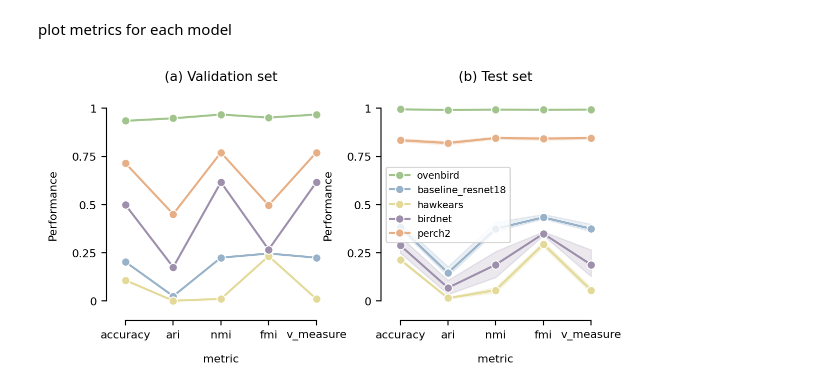
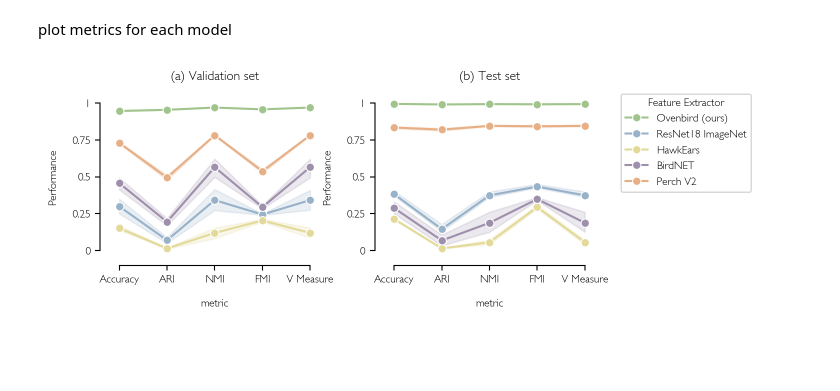
Before and after one commit to sammlapp/ovenbird-individual-recognition, a Jupyter notebook: scripts/3_evaluate_individual_id/6_eval_vs_baselines.ipynb, the cells around one changed output. Drawn from its saved outputs; the diff is of its cells as text; code cells hidden in the pictures; blank space fills up the shorter version.

```diff
--- a/scripts/3_evaluate_individual_id/6_eval_vs_baselines.ipynb
+++ b/scripts/3_evaluate_individual_id/6_eval_vs_baselines.ipynb
@@ -314,13 +228,13 @@ Will repeat this 30 times for each feature set since TSNE is stochastic
 
 For accuracy, we use the optimal matching between predicted and labeled clusters via Hungarian Algorithm matching. Samples from redundant or missing clusters are treated as incorrect.
 # %%
-use_precomputed = False
+use_precomputed = True
 if use_precomputed and Path("../../results/validation_set_performance.csv").exists():
     print("Loading precomputed validation set performance results.")
     val_performance_df = pd.read_csv("../../results/validation_set_performance.csv")
-    val_summary = pd.read_csv("../../results/validation_set_performance_summary.csv")
+    val_summary = pd.read_csv("../../results/validation_set_performance_summary.csv",index_col=0)
 else:
-    nreps = 1
+    nreps = 30
     performance_records = []
     for i, (model, embeddings) in enumerate(validation_set_embeddings.items()):
         print(f"Clustering {model} embeddings")
@@ -338,14 +252,17 @@ else:
             performance["model"] = model
             performance_records.append(performance)
     val_performance_df = pd.DataFrame(performance_records)
-    # val_performance_df.to_csv(
-    #     "../../results/validation_set_performance.csv", index=False
-    # )
+    val_performance_df.to_csv(
+        "../../results/validation_set_performance.csv", index=False
+    )
 
-    val_summary = mean_range_table(performance_df, "model", metrics_list).sort_values(
+    val_summary = mean_range_table(val_performance_df, "model", metrics_list).sort_values(
         by="accuracy", ascending=False
     )
-    # val_summary.to_csv(
-    #     "../../results/validation_set_performance_summary.csv", index=False
-    # )
+    # rename models and metrics for display in summary table
+    val_summary.index = val_summary.index.map(model_names)
+    val_summary.columns = [metrics_renamed[m] for m in val_summary.columns]
+    val_summary.to_csv(
+        "../../results/validation_set_performance_summary.csv", index=True
+    )
 # %% [output]
@@ -357,39 +270,49 @@ Clustering perch2 embeddings
 # %% [markdown]
 plot metrics for each model
 # %%
-figsize(6.5, 3)
+figsize(6.5, 2.3)
 
 fig, axs = plt.subplots(1, 2)
 # increase text size to 7 pt
 plt.rcParams.update({"font.size": 8})
 
 # plot validation then test set performance side by side
 for idx, df in enumerate([val_performance_df, performance_df]):
     ax = axs[idx]
     performance_long = (
         df.set_index("model")[metrics_list].stack().to_frame().reset_index()
     )
     performance_long.columns = ["model", "metric", "value"]
+    performance_long["metric"] = performance_long["metric"].map(metrics_renamed)  # rename metrics for plotting
+    performance_long["model"] = performance_long["model"].map(model_names)  # rename models for plotting
+
     sns.lineplot(
         performance_long,
         x="metric",
         y="value",
         hue="model",
         marker="o",
         ax=ax,
         errorbar=("ci", 95),
     )
     ax.legend_.remove()  # remove legend from each subplot
     tuftelike.adjust(metrics_list, [0, 1], ax=ax)
 
     ax.set_title("(a) Validation set" if idx == 0 else "(b) Test set")
     ax.set_ylabel("Performance")
-# put legend outside
-plt.legend(bbox_to_anchor=(1.05, 1), loc="upper left")
-# legend with font size 7
-plt.legend(fontsize=7, title_fontsize=7)
+
+    # move the legend slightly up and right
+    if idx == 1:  # only add legend to the second subplot
 
 
-plt.savefig("../../figures/feature_extractor_evaluation.pdf")
+        ax.legend(loc="upper left", bbox_to_anchor=(1.05, 1),
+                    title="Feature Extractor")
+# legend with font size 7
+# plt.legend(fontsize=7, title_fontsize=7)
+# plt.title('My Title', fontfamily='Gill Sans', fontweight='light')
+# fm.fontManager.addfont('/Library/Fonts/GillSans-Light.ttf')
+
+
+# plt.savefig("../../figures/feature_extractor_evaluation.pdf")
 # %% [output]
-[figure, old version]
+[figure, new version]
```
Also changed, not shown: parts of 8 cells of this notebook, 35 other files.
